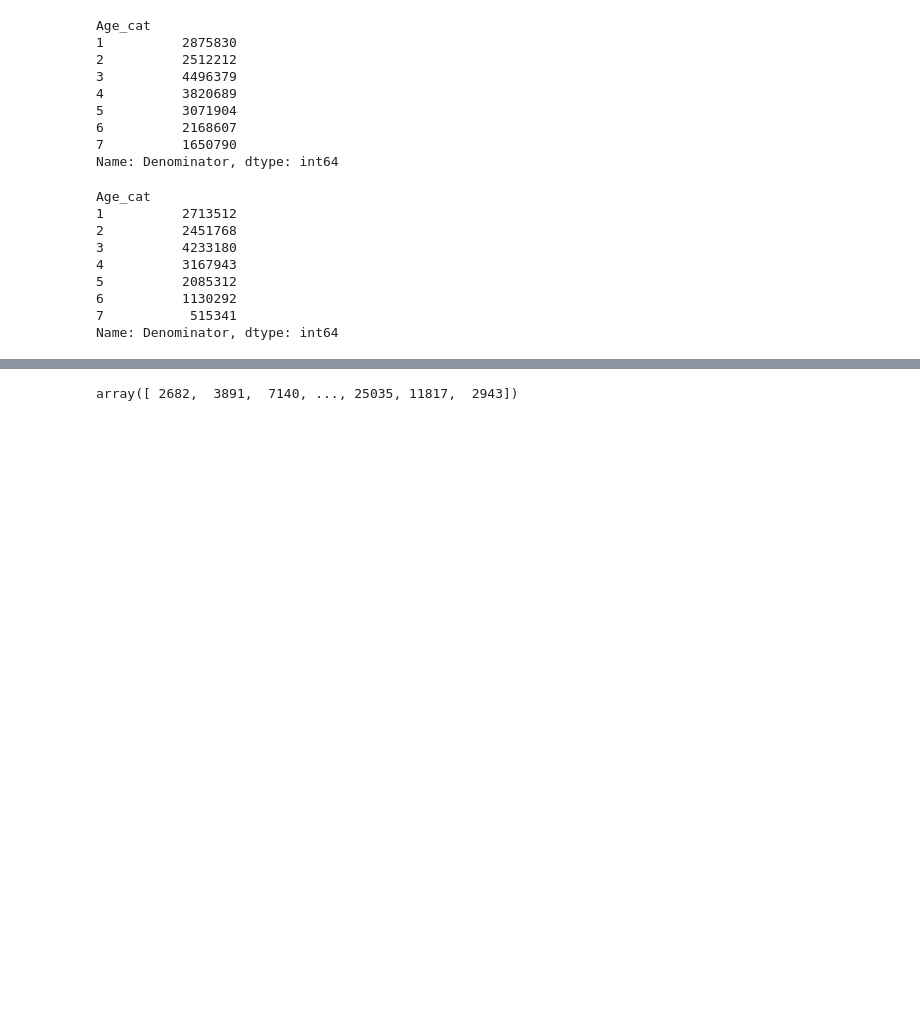
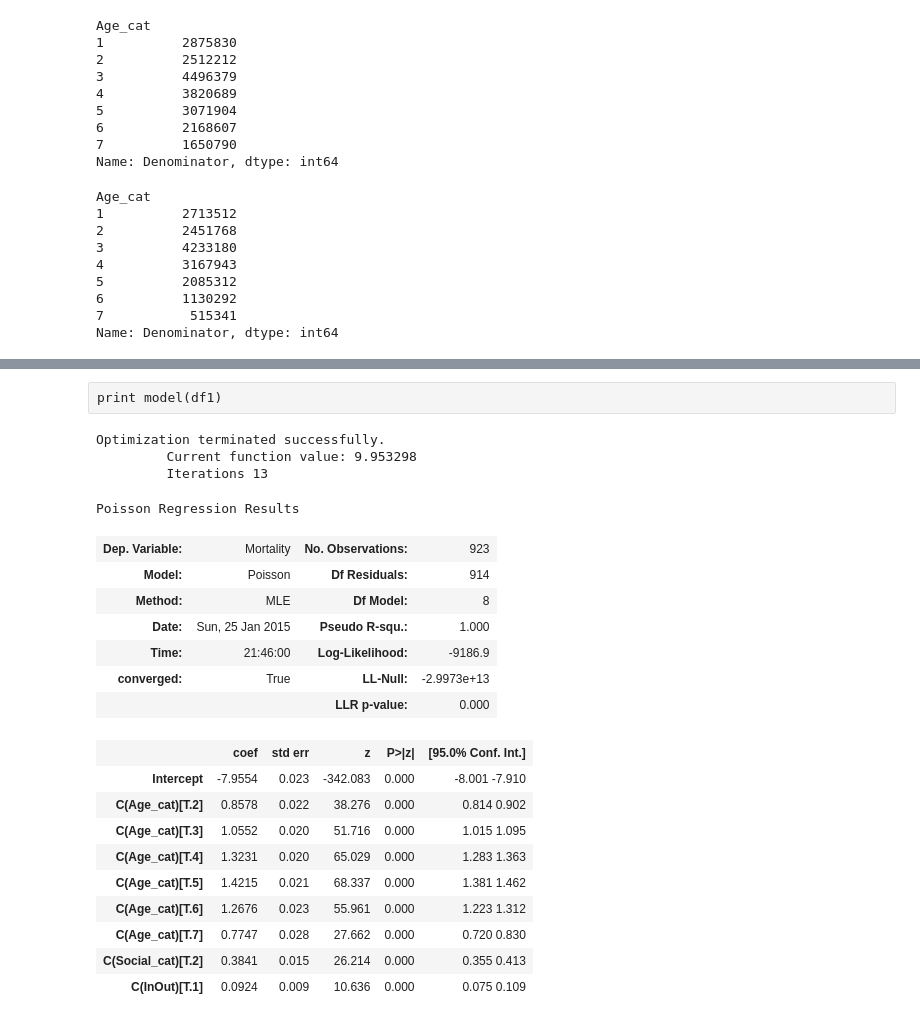
Before and after one commit to drcjar/saaas, a Jupyter notebook: saaas.ipynb, the cells around one changed output, grey strips where cells are left out. Cells and saved outputs as stored; diff of their text form; code cells hidden in the pictures; blank space fills up the shorter version.

```diff
--- a/saaas.ipynb
+++ b/saaas.ipynb
@@ -167,12 +178,37 @@ dtype: float64
+# %% [raw]
+print model(df1)
 # %%
-exposure_array = df['Denominator'].values
+exposure_array = df1['Denominator'].values
 
-df = df[['Mortality', 'Age_cat', 'Social_cat', 'InOut']] #get rid of extraneous stuff
+df1 = df1[['Mortality', 'Age_cat', 'Social_cat', 'InOut']] #get rid of extraneous stuff
 
-y, X = dmatrices('Mortality ~ C(Age_cat) + C(Social_cat) + C(InOut)', data=df, return_type='dataframe')
+y, X = dmatrices('Mortality ~ C(Age_cat) + C(Social_cat) + C(InOut)', data=df1, return_type='dataframe')
 
 mod = sm.Poisson(y, X, exposure=exposure_array) #http://statsmodels.sourceforge.net/devel/endog_exog.html
-# %%
-exposure_array
-# %% [output]
-array([ 2682,  3891,  7140, ..., 25035, 11817,  2943])
+# %%
+res = mod.fit()
+# %% [output]
+Optimization terminated successfully.
+         Current function value: 9.953298
+         Iterations 13
+# %%
+res.summary()
+# %% [output]
+Poisson Regression Results
+| Dep. Variable: | Mortality | No. Observations: | 923 |
+| Model: | Poisson | Df Residuals: | 914 |
+| Method: | MLE | Df Model: | 8 |
+| Date: | Sun, 25 Jan 2015 | Pseudo R-squ.: | 1.000 |
+| Time: | 21:46:00 | Log-Likelihood: | -9186.9 |
+| converged: | True | LL-Null: | -2.9973e+13 |
+|  |  | LLR p-value: | 0.000 |
+|  | coef | std err | z | P>|z| | [95.0% Conf. Int.] |
+| Intercept | -7.9554 | 0.023 | -342.083 | 0.000 | -8.001 -7.910 |
+| C(Age_cat)[T.2] | 0.8578 | 0.022 | 38.276 | 0.000 | 0.814 0.902 |
+| C(Age_cat)[T.3] | 1.0552 | 0.020 | 51.716 | 0.000 | 1.015 1.095 |
+| C(Age_cat)[T.4] | 1.3231 | 0.020 | 65.029 | 0.000 | 1.283 1.363 |
+| C(Age_cat)[T.5] | 1.4215 | 0.021 | 68.337 | 0.000 | 1.381 1.462 |
+| C(Age_cat)[T.6] | 1.2676 | 0.023 | 55.961 | 0.000 | 1.223 1.312 |
+| C(Age_cat)[T.7] | 0.7747 | 0.028 | 27.662 | 0.000 | 0.720 0.830 |
+| C(Social_cat)[T.2] | 0.3841 | 0.015 | 26.214 | 0.000 | 0.355 0.413 |
+| C(InOut)[T.1] | 0.0924 | 0.009 | 10.636 | 0.000 | 0.075 0.109 |
```
Also changed, not shown: parts of 2 cells of this notebook, 1 other file.
